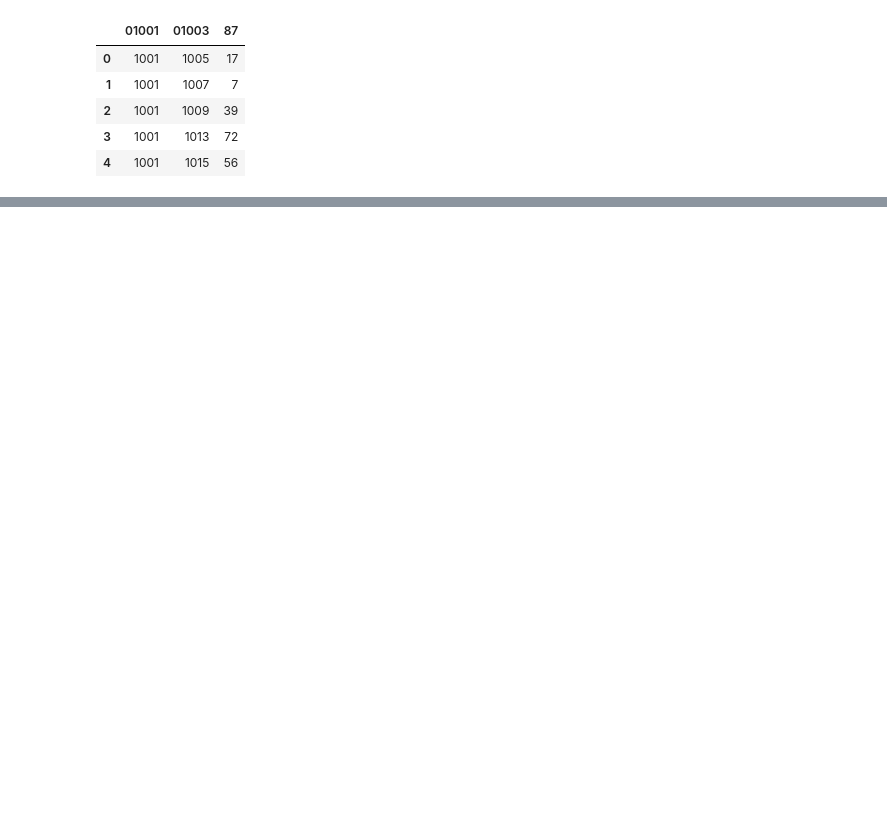
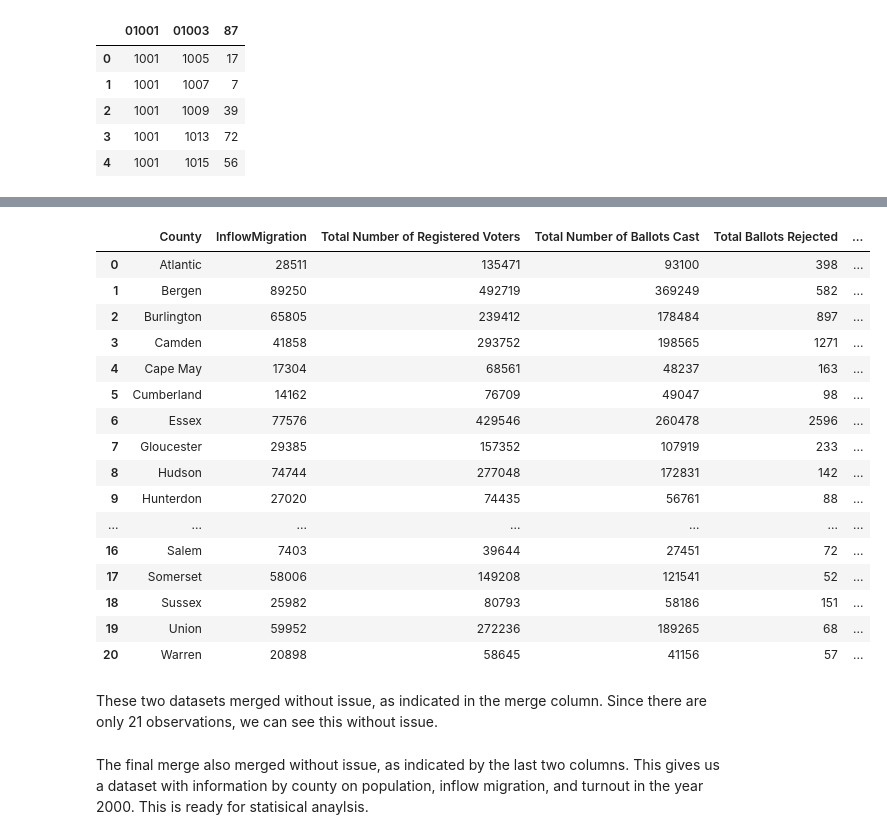
Before and after one commit to fleckc/visSP23, a Jupyter notebook: ps2.ipynb, the cells around one changed output, grey strips where cells are left out. Cells and saved outputs as stored; diff of their text form; code cells hidden in the pictures; blank space fills up the shorter version.

Commit message:
Updated hypothesis and merge analysis.

```diff
--- a/ps2.ipynb
+++ b/ps2.ipynb
@@ -135,10 +94,30 @@ njmerge1 = counties.join(njmigrateonly2, how="outer")
 # %%
 njmerge1.head()
 # %%
-njmerge2=pd.merge(njmerge1, njvote, how="outer" )
+njmerge2=pd.merge(njmerge1, njvote, how="outer", indicator="merge")
 #merging migration and turnout
 #aok again when merging turn on the indicator to have a handy _merge variable; and dont forget to investigate that variable as we did in class;
 # AND do say explicitly whether it all merge ok, or what are the problems and how you fixed them etc
 # %%
-njmerge2.head()
+njmerge2
+# %% [output]
+|  | County | InflowMigration | Total Number of Registered Voters | Total Number of Ballots Cast | Total Ballots Rejected | ... |
+| 0 | Atlantic | 28511 | 135471 | 93100 | 398 | ... |
+| 1 | Bergen | 89250 | 492719 | 369249 | 582 | ... |
+| 2 | Burlington | 65805 | 239412 | 178484 | 897 | ... |
+| 3 | Camden | 41858 | 293752 | 198565 | 1271 | ... |
+| 4 | Cape May | 17304 | 68561 | 48237 | 163 | ... |
+| 5 | Cumberland | 14162 | 76709 | 49047 | 98 | ... |
+| 6 | Essex | 77576 | 429546 | 260478 | 2596 | ... |
+| 7 | Gloucester | 29385 | 157352 | 107919 | 233 | ... |
+| 8 | Hudson | 74744 | 277048 | 172831 | 142 | ... |
+| 9 | Hunterdon | 27020 | 74435 | 56761 | 88 | ... |
+| ... | ... | ... | ... | ... | ... | ... |
+| 16 | Salem | 7403 | 39644 | 27451 | 72 | ... |
+| 17 | Somerset | 58006 | 149208 | 121541 | 52 | ... |
+| 18 | Sussex | 25982 | 80793 | 58186 | 151 | ... |
+| 19 | Union | 59952 | 272236 | 189265 | 68 | ... |
+| 20 | Warren | 20898 | 58645 | 41156 | 57 | ... |
+# %% [markdown]
+These two datasets merged without issue, as indicated in the merge column. Since there are only 21 observations, we can see this without issue.
 # %%
@@ -146,3 +125,5 @@ njmerge3= pd.merge(njpop, njmerge2, how="outer", on='County')
 #merging everything together into one dataset with common county naming convention
 # %%
 njmerge3
+# %% [markdown]
+The final merge also merged without issue, as indicated by the last two columns. This gives us a dataset with information by county on population, inflow migration, and turnout in the year 2000. This is ready for statisical anaylsis.
```
Also changed, not shown: parts of 5 cells of this notebook.
